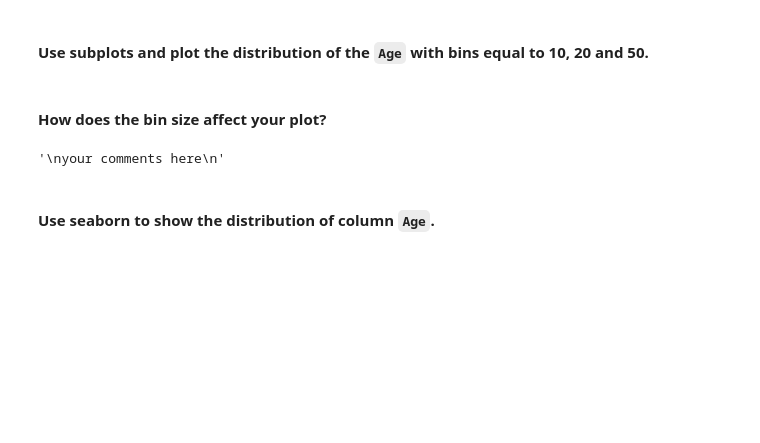
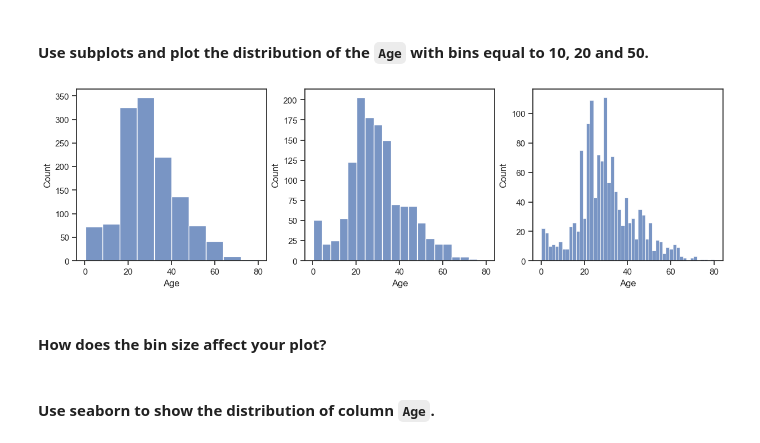
Before and after one commit to Ironhack-Data-Madrid-Abril-2023/5.2-lab_matplotlib_seaborn, a Jupyter notebook: your-code/main.ipynb, the cells around one changed output. Saved outputs shown, nothing was run; the diff lists cells and outputs as text; code cells hidden in the pictures; blank space fills up the shorter version.

```diff
--- a/your-code/main.ipynb
+++ b/your-code/main.ipynb
@@ -143,11 +195,18 @@ plt.show()
+# %%
+# your code here
+# your code here
+bins = [10,20,50]
+
+fig, ax = plt.subplots(1, 3);
+fig.set_size_inches(15, 4)
+
+for i,b in enumerate(bins):
+    plt.sca(ax[i])
+    sns.histplot(titanic['Age'],bins=b);
+# %% [output]
+[figure, added]
 # %% [markdown]
 #### How does the bin size affect your plot?
-# %%
-"""
-your comments here
-"""
-# %% [output]
-'\nyour comments here\n'
 # %% [markdown]
 #### Use seaborn to show the distribution of column `Age`.
 # %%
```
Also changed, not shown: parts of 30 cells of this notebook.
